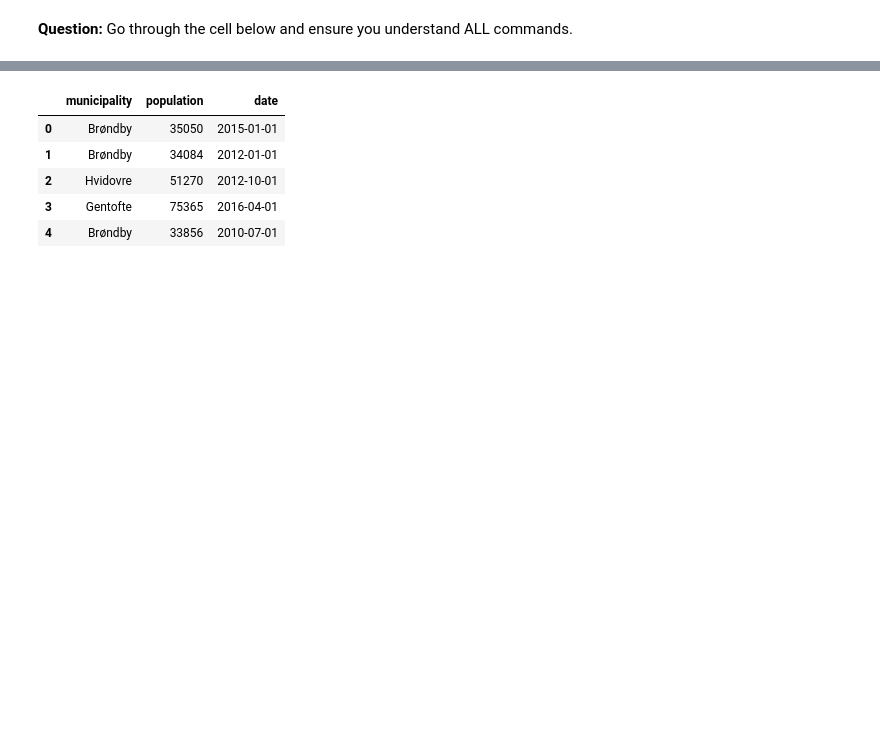
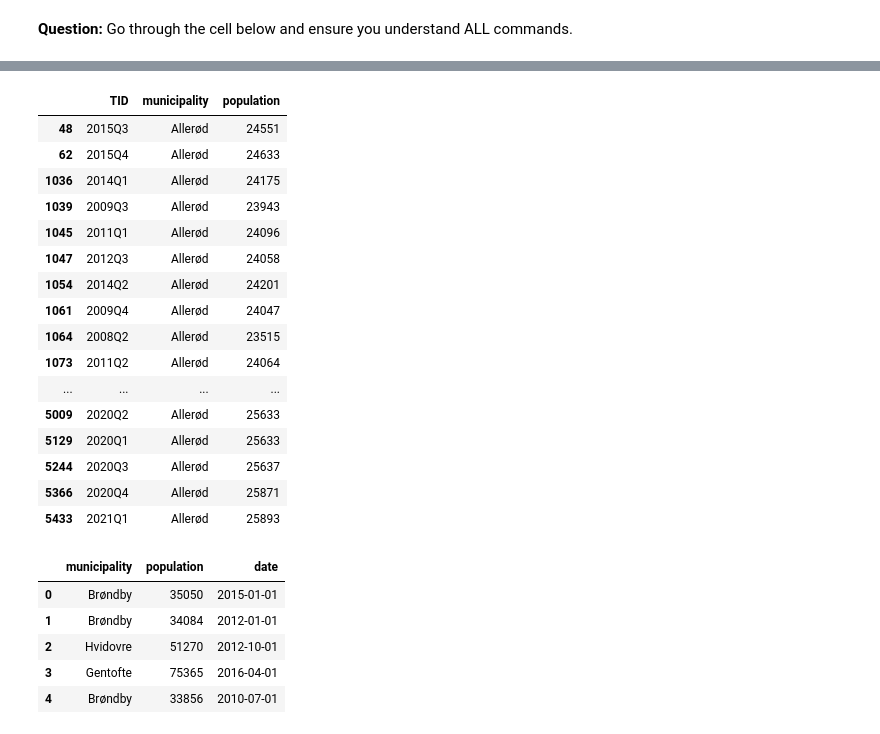
Before and after one commit to AskerNC/exercises-2021, a Jupyter notebook: PS4/problem_set_4.ipynb, the cells around one changed output, grey strips where cells are left out. Drawn from its saved outputs; the diff is of its cells as text; code cells hidden in the pictures; blank space fills up the shorter version.

```diff
--- a/PS4/problem_set_4.ipynb
+++ b/PS4/problem_set_4.ipynb
@@ -278,3 +335,14 @@ prices_long.head()
 ## Population data
 # %% [markdown]
 **Question:** Go through the cell below and ensure you understand ALL commands.
+# %%
+pop = dst.get_data(table_id='FOLK1A', variables={'Alder':['IALT'], 'CIVILSTAND':['TOT'], 'Køn':['TOT'], 'Tid':['*'], 'OMRÅDE':['*']})
+
+for v in ['ALDER', 'CIVILSTAND', 'KØN']:
+    del pop[v]
+pop = pop.rename(columns = {'INDHOLD':'population', 'OMRÅDE': 'municipality'})
+
+
+I = pop['municipality'].str.contains('Region|All ')
+pop.drop(pop[I].index, inplace=True)
+pop
@@ -281,3 +377,25 @@ prices_long.head()
+# %%
+I = pop['municipality'].str.contains('All')
+
+pop[I]
+# %% [output]
+|  | TID | municipality | population |
+| 48 | 2015Q3 | Allerød | 24551 |
+| 62 | 2015Q4 | Allerød | 24633 |
+| 1036 | 2014Q1 | Allerød | 24175 |
+| 1039 | 2009Q3 | Allerød | 23943 |
+| 1045 | 2011Q1 | Allerød | 24096 |
+| 1047 | 2012Q3 | Allerød | 24058 |
+| 1054 | 2014Q2 | Allerød | 24201 |
+| 1061 | 2009Q4 | Allerød | 24047 |
+| 1064 | 2008Q2 | Allerød | 23515 |
+| 1073 | 2011Q2 | Allerød | 24064 |
+| ... | ... | ... | ... |
+| 5009 | 2020Q2 | Allerød | 25633 |
+| 5129 | 2020Q1 | Allerød | 25633 |
+| 5244 | 2020Q3 | Allerød | 25637 |
+| 5366 | 2020Q4 | Allerød | 25871 |
+| 5433 | 2021Q1 | Allerød | 25893 |
 # %%
 # a. load data
 pop = dst.get_data(table_id='FOLK1A', variables={'Alder':['IALT'], 'CIVILSTAND':['TOT'], 'Køn':['TOT'], 'Tid':['*'], 'OMRÅDE':['*']})
```
Also changed, not shown: parts of 5 cells of this notebook, 3 other files.
